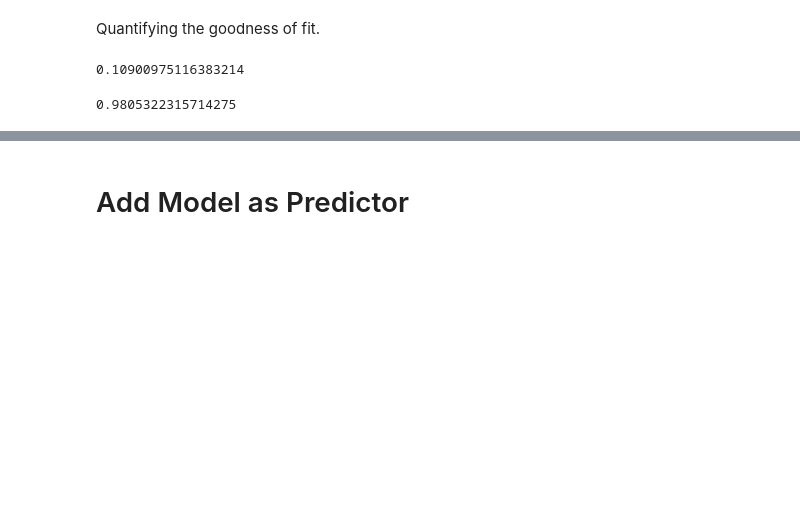
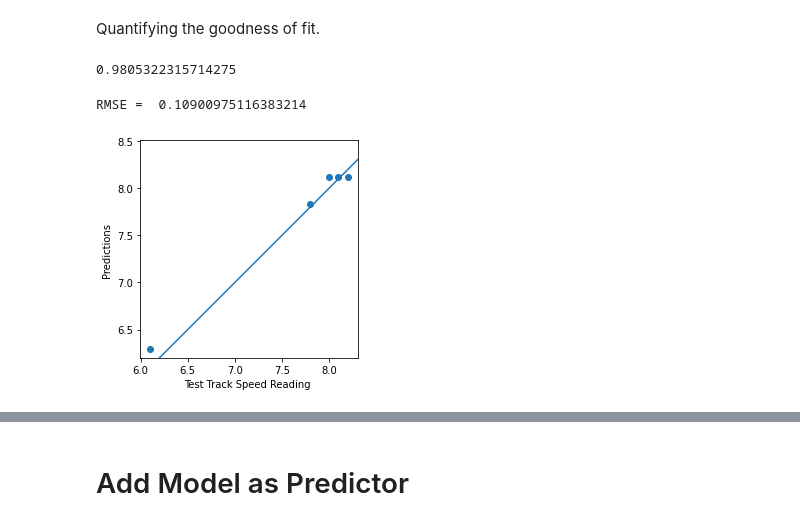
Before and after one commit to MOBE333/Dyno-Validation, a Jupyter notebook: dyno-validation.ipynb, the cells around one changed output, grey strips where cells are left out. Drawn from its saved outputs; the diff is of its cells as text; code cells hidden in the pictures; blank space fills up the shorter version.

```diff
--- a/dyno-validation.ipynb
+++ b/dyno-validation.ipynb
@@ -60,4 +69,4 @@ print(y)
 # %% [markdown]
 Splitting our data into training data and testing data.
 # %%
-X_train, X_test, y_train, y_test = train_test_split(X, y, test_size=0.33, random_state=324)
+X_train, X_test, y_train, y_test = train_test_split(X, y, test_size=testnumber, random_state=seed)
@@ -98,10 +107,18 @@ print(RMSE)
 Quantifying the goodness of fit.
 # %%
 RMSE = sqrt(mean_squared_error(y_true = y_test, y_pred = y_prediction))
-print(RMSE)
-# %% [output]
-0.10900975116383214
 # %%
 sklearn.metrics.r2_score(y_test,y_prediction)
 # %% [output]
 0.9805322315714275
+# %%
+print('\nRMSE = ', RMSE)
+plt.scatter(y_test, y_prediction)
+plt.xlabel('Test Track Speed Reading ')
+plt.ylabel('Predictions ')
+plt.axis('equal')
+plt.axis('square')
+_ = plt.plot([0, 10], [0, 10])
+# %% [output]
+RMSE =  0.10900975116383214
+[figure, added]
```
Also changed, not shown: parts of 23 cells of this notebook.
